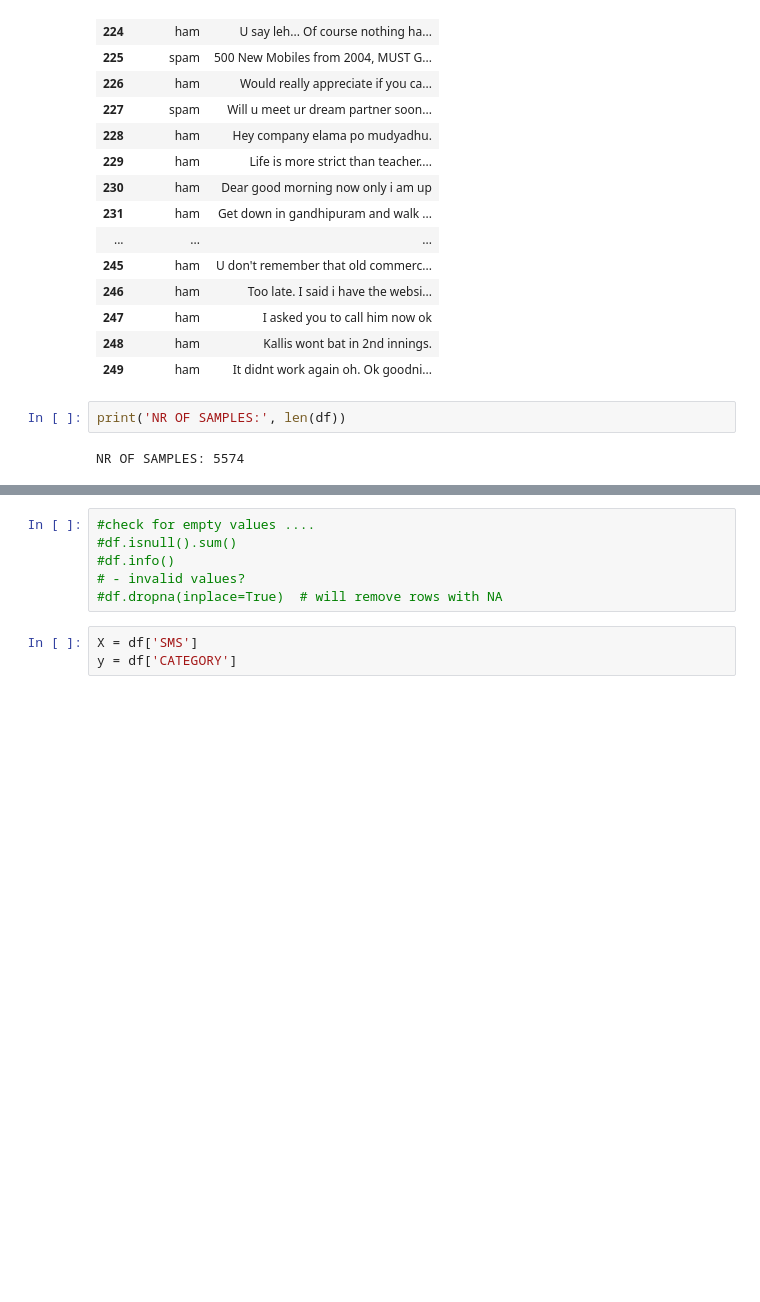
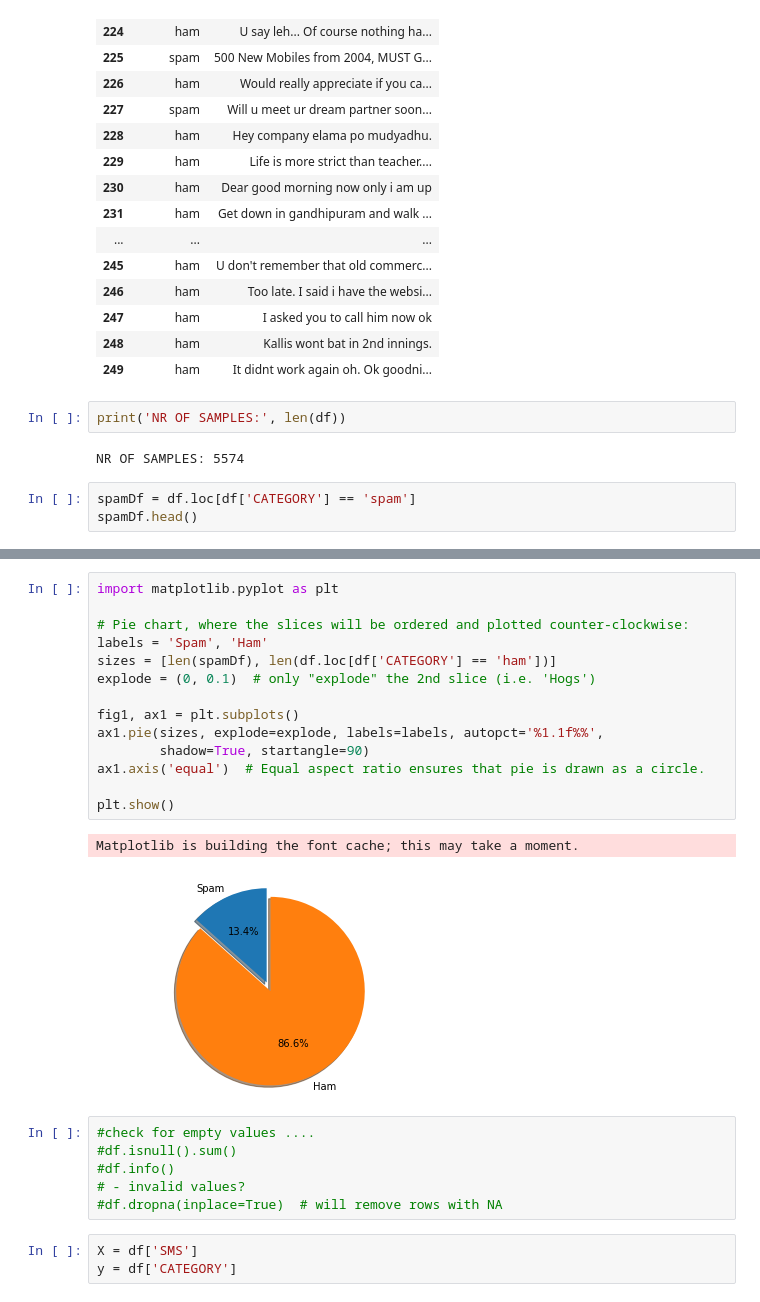
Before and after one commit to davidfrp/SpamHamPy, a Jupyter notebook: SMShamOrSpam.ipynb, the cells around one changed output, grey strips where cells are left out. Saved outputs shown, nothing was run; the diff lists cells and outputs as text; blank space fills up the shorter version.

Commit message:
Pie chart visualization

```diff
--- a/SMShamOrSpam.ipynb
+++ b/SMShamOrSpam.ipynb
@@ -38,3 +38,6 @@ df[222:250]
 print('NR OF SAMPLES:', len(df))
 # %% [output]
 NR OF SAMPLES: 5574
+# %%
+spamDf = df.loc[df['CATEGORY'] == 'spam']
+spamDf.head()
@@ -41,3 +51,20 @@ NR OF SAMPLES: 5574
+# %%
+import matplotlib.pyplot as plt
+
+# Pie chart, where the slices will be ordered and plotted counter-clockwise:
+labels = 'Spam', 'Ham'
+sizes = [len(spamDf), len(df.loc[df['CATEGORY'] == 'ham'])]
+explode = (0, 0.1)  # only "explode" the 2nd slice (i.e. 'Hogs')
+
+fig1, ax1 = plt.subplots()
+ax1.pie(sizes, explode=explode, labels=labels, autopct='%1.1f%%',
+        shadow=True, startangle=90)
+ax1.axis('equal')  # Equal aspect ratio ensures that pie is drawn as a circle.
+
+plt.show()
+# %% [output]
+Matplotlib is building the font cache; this may take a moment.
+[figure, added]
 # %%
 #check for empty values ....
 #df.isnull().sum()
```
Also changed, not shown: parts of 1 cell of this notebook.
